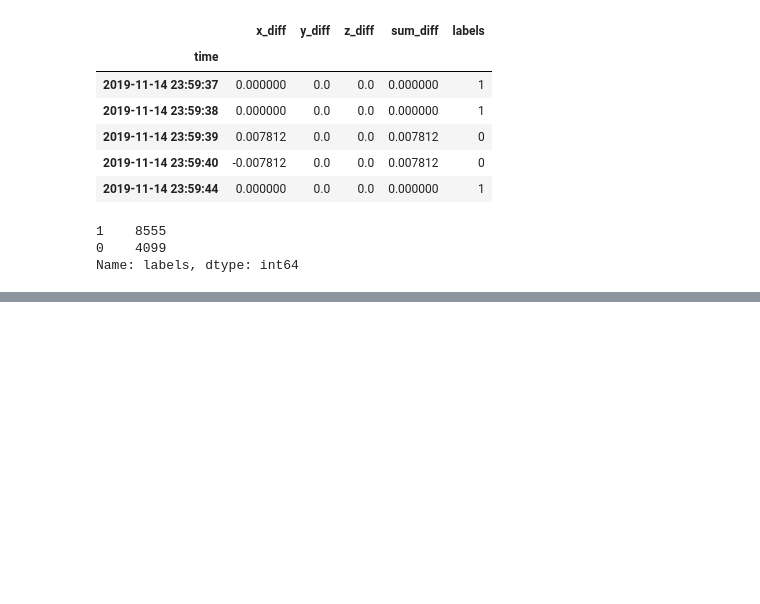
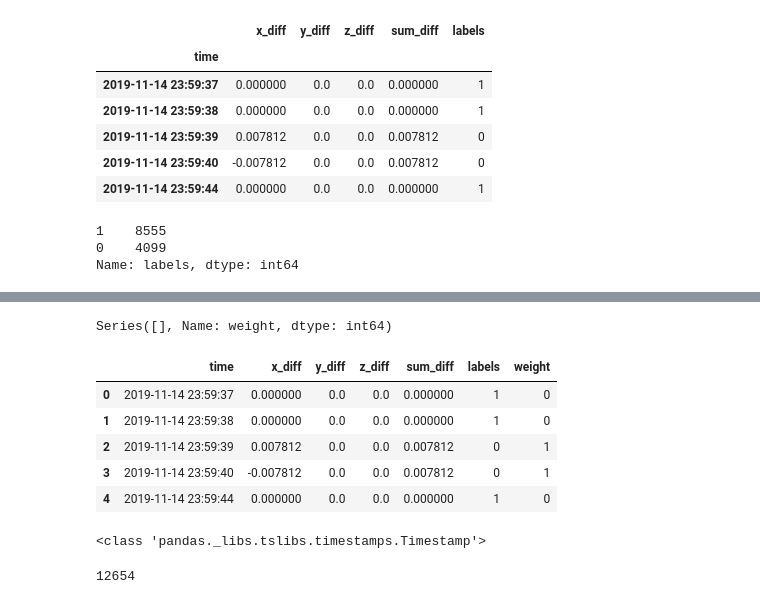
Before and after one commit to tanzimtaher/Predicting-Estrus-in-Cattle-from-Accelerometer-Data, a Jupyter notebook: Script.ipynb, the cells around one changed output, grey strips where cells are left out. Saved outputs shown, nothing was run; the diff lists cells and outputs as text; code cells hidden in the pictures; blank space fills up the shorter version.

```diff
--- a/Script.ipynb
+++ b/Script.ipynb
@@ -892,0 +920,2 @@ Name: labels, dtype: int64
+# %%
+cow = pd.read_csv('cow_activity_labeled.csv')
@@ -892,0 +931,21 @@ Name: labels, dtype: int64
+# %%
+cow['weight'] = None
+# %%
+cow['weight'].value_counts()
+# %% [output]
+Series([], Name: weight, dtype: int64)
+# %%
+for i in range(len(cow)):
+    if (cow.iloc[i, 5]==1):
+        cow.iloc[i, 6]=0
+    else:
+        cow.iloc[i, 6]=1
+# %%
+cow.head()
+# %% [output]
+|  | time | x_diff | y_diff | z_diff | sum_diff | labels | weight |
+| 0 | 2019-11-14 23:59:37 | 0.000000 | 0.0 | 0.0 | 0.000000 | 1 | 0 |
+| 1 | 2019-11-14 23:59:38 | 0.000000 | 0.0 | 0.0 | 0.000000 | 1 | 0 |
+| 2 | 2019-11-14 23:59:39 | 0.007812 | 0.0 | 0.0 | 0.007812 | 0 | 1 |
+| 3 | 2019-11-14 23:59:40 | -0.007812 | 0.0 | 0.0 | 0.007812 | 0 | 1 |
+| 4 | 2019-11-14 23:59:44 | 0.000000 | 0.0 | 0.0 | 0.000000 | 1 | 0 |
@@ -892,0 +955,8 @@ Name: labels, dtype: int64
+# %%
+# find the initial time value
+starting_time = cow.iloc[0, 0]
+
+# Check the data type for time
+print(type(initial_time))
+# %% [output]
+<class 'pandas._libs.tslibs.timestamps.Timestamp'>
@@ -892,0 +978,4 @@ Name: labels, dtype: int64
+# %%
+len(cow)
+# %% [output]
+12654
```
Also changed, not shown: parts of 12 cells of this notebook, 1 other file.
